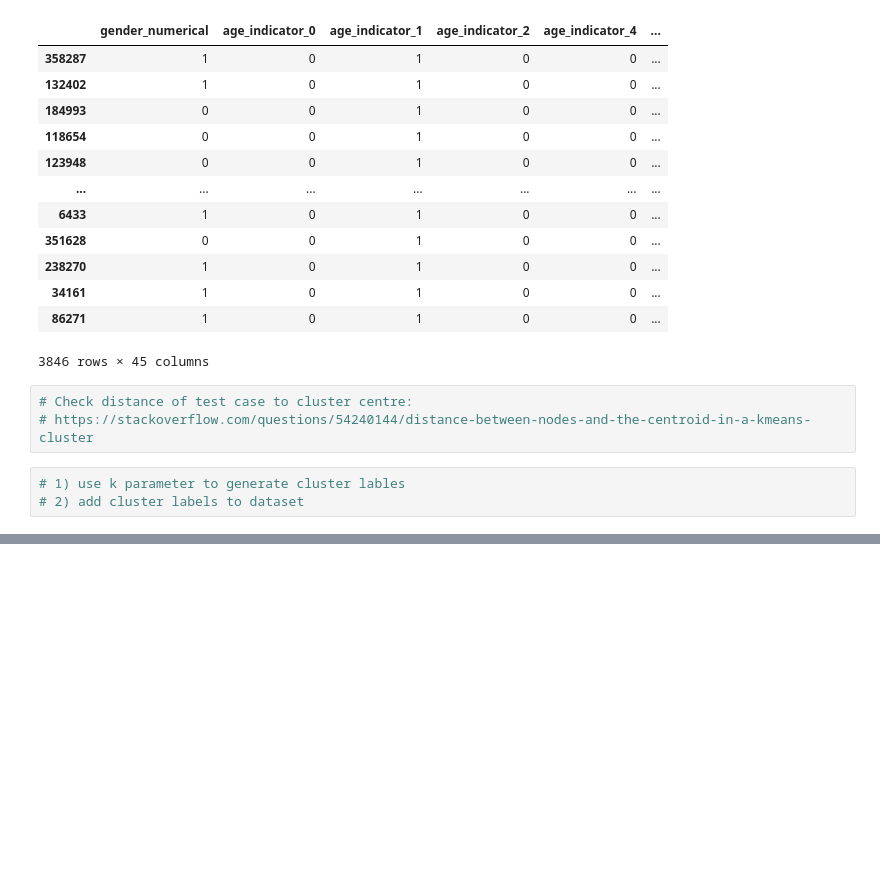
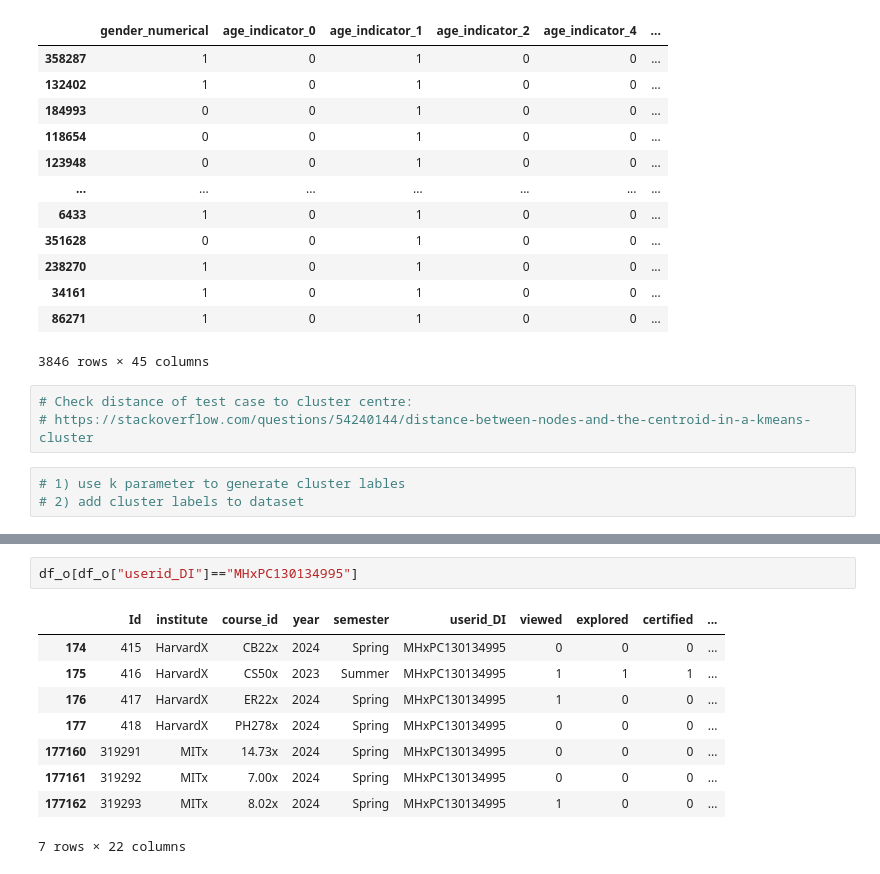
Before and after one commit to ainica/CM3070, a Jupyter notebook: CF02.ipynb, the cells around one changed output, grey strips where cells are left out. Saved outputs shown, nothing was run; the diff lists cells and outputs as text; blank space fills up the shorter version.

```diff
--- a/CF02.ipynb
+++ b/CF02.ipynb
@@ -959,0 +1029,12 @@ train_df[train_df["clusters"]==2]
+# %%
+df_o[df_o["userid_DI"]=="MHxPC130134995"]
+# %% [output]
+|  | Id | institute | course_id | year | semester | userid_DI | viewed | explored | certified | ... |
+| 174 | 415 | HarvardX | CB22x | 2024 | Spring | MHxPC130134995 | 0 | 0 | 0 | ... |
+| 175 | 416 | HarvardX | CS50x | 2023 | Summer | MHxPC130134995 | 1 | 1 | 1 | ... |
+| 176 | 417 | HarvardX | ER22x | 2024 | Spring | MHxPC130134995 | 1 | 0 | 0 | ... |
+| 177 | 418 | HarvardX | PH278x | 2024 | Spring | MHxPC130134995 | 0 | 0 | 0 | ... |
+| 177160 | 319291 | MITx | 14.73x | 2024 | Spring | MHxPC130134995 | 0 | 0 | 0 | ... |
+| 177161 | 319292 | MITx | 7.00x | 2024 | Spring | MHxPC130134995 | 0 | 0 | 0 | ... |
+| 177162 | 319293 | MITx | 8.02x | 2024 | Spring | MHxPC130134995 | 1 | 0 | 0 | ... |
+7 rows × 22 columns
```
Also changed, not shown: parts of 7 cells of this notebook.
